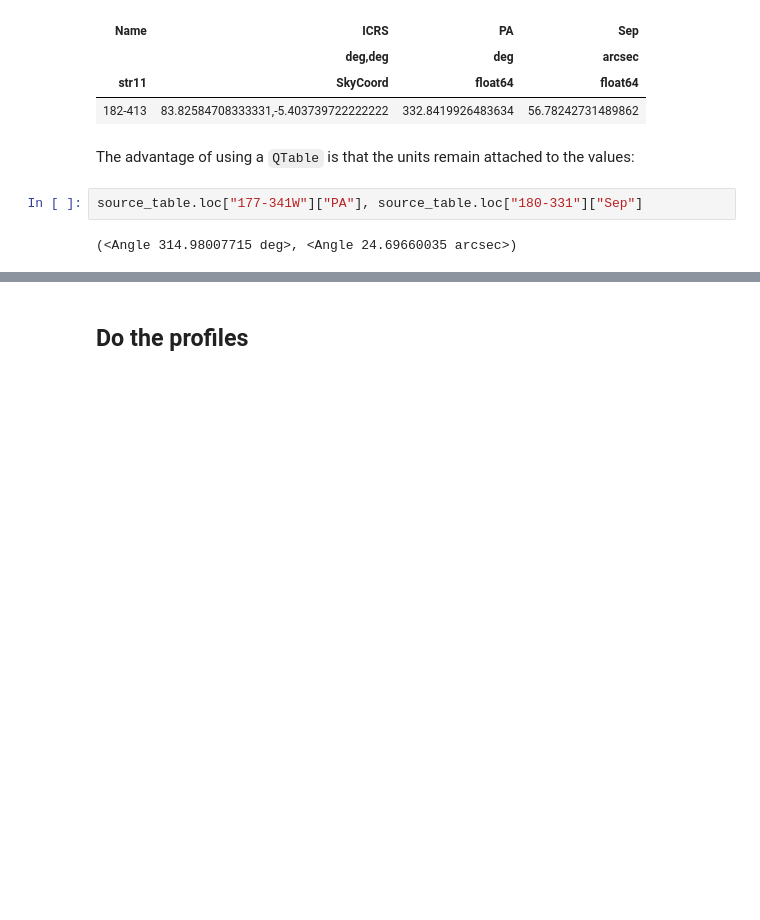
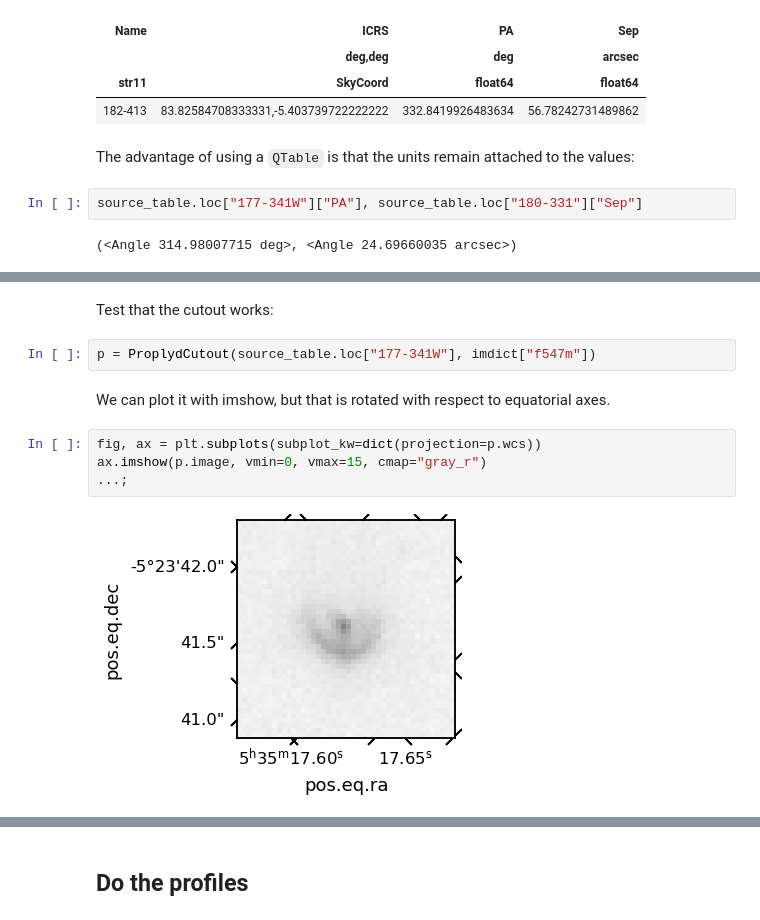
Before and after one commit to will-henney/neutral-proplyds, a Jupyter notebook: notebooks/02-all-proplyds-PC.ipynb, the cells around one changed output, grey strips where cells are left out. Cells and saved outputs as stored; diff of their text form; blank space fills up the shorter version.

```diff
--- a/notebooks/02-all-proplyds-PC.ipynb
+++ b/notebooks/02-all-proplyds-PC.ipynb
@@ -146,0 +182,12 @@ class ProplydImage:
+# %% [markdown]
+Test that the cutout works:
+# %%
+p = ProplydCutout(source_table.loc["177-341W"], imdict["f547m"])
+# %% [markdown]
+We can plot it with imshow, but that is rotated with respect to equatorial axes.
+# %%
+fig, ax = plt.subplots(subplot_kw=dict(projection=p.wcs))
+ax.imshow(p.image, vmin=0, vmax=15, cmap="gray_r")
+...;
+# %% [output]
+[figure, added]
```
Also changed, not shown: parts of 14 cells of this notebook, 1 other file.
